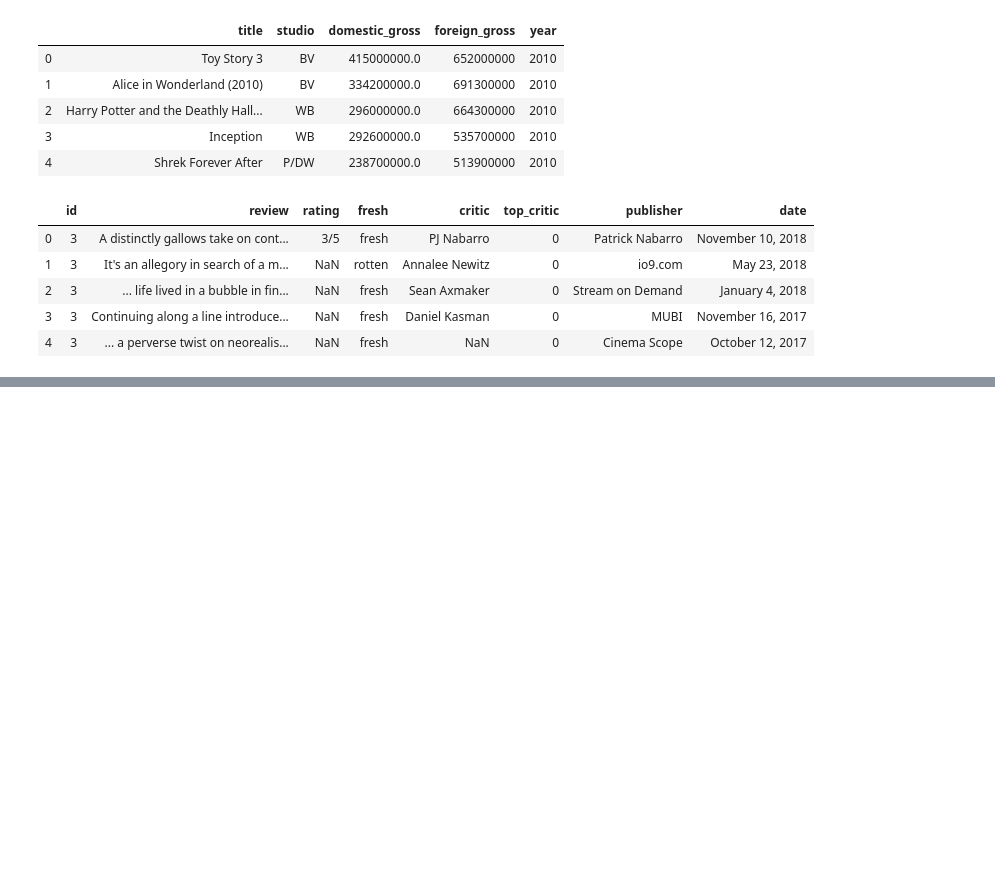
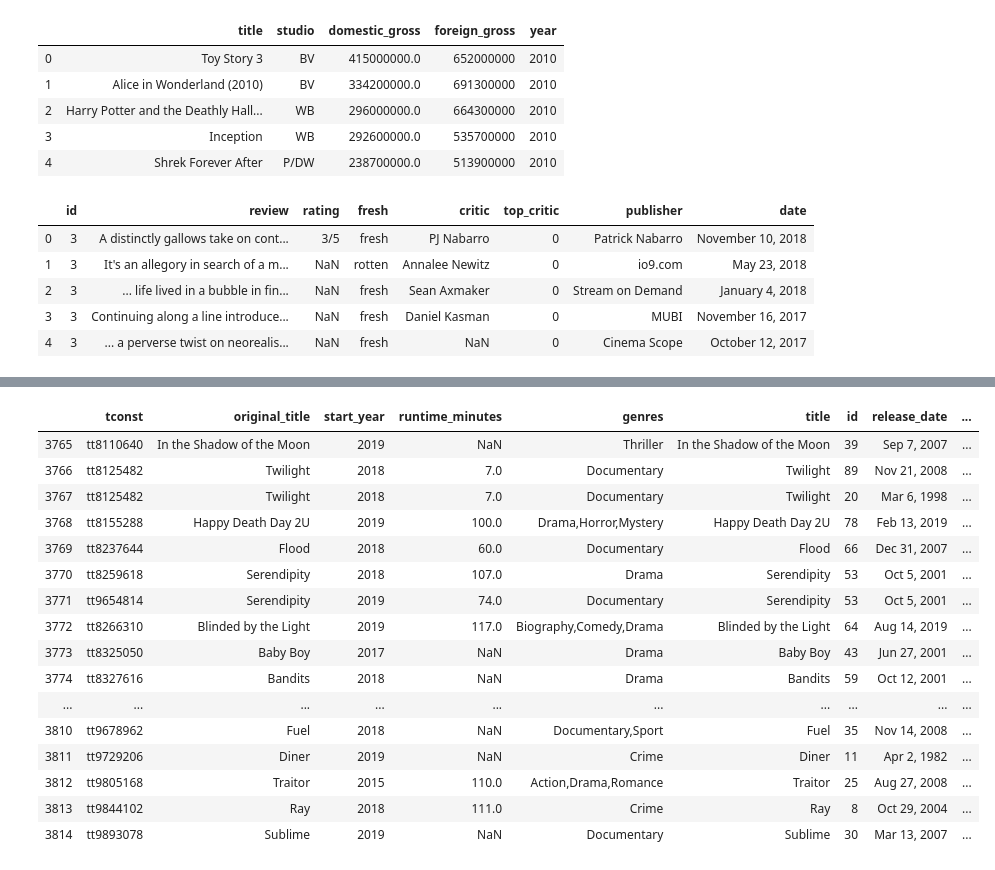
Before and after one commit to nqabell89/movie_industry_analysis, a Jupyter notebook: V1_Movie_Data_Analysis.ipynb, the cells around one changed output, grey strips where cells are left out. Cells and saved outputs as stored; diff of their text form; code cells hidden in the pictures; blank space fills up the shorter version.

```diff
--- a/V1_Movie_Data_Analysis.ipynb
+++ b/V1_Movie_Data_Analysis.ipynb
@@ -53,0 +71,4 @@ imdb_ratings_df.head()
+# %%
+budgets_df['title'] = budgets_df['movie']
+budgets_df.drop(columns='movie',inplace=True)
+budgets_df['title'].value_counts()
@@ -53,0 +97,4 @@ imdb_ratings_df.head()
+# %%
+genre_runtime_df['title'] = genre_runtime_df['primary_title']
+genre_runtime_df.drop(columns='primary_title', inplace=True)
+genre_runtime_df.head()
@@ -53,0 +108,21 @@ imdb_ratings_df.head()
+# %%
+test_df = pd.merge(genre_runtime_df, budgets_df, left_on='title', right_on='title')
+test_df.tail(50)
+# %% [output]
+|  | tconst | original_title | start_year | runtime_minutes | genres | title | id | release_date | ... |
+| 3765 | tt8110640 | In the Shadow of the Moon | 2019 | NaN | Thriller | In the Shadow of the Moon | 39 | Sep 7, 2007 | ... |
+| 3766 | tt8125482 | Twilight | 2018 | 7.0 | Documentary | Twilight | 89 | Nov 21, 2008 | ... |
+| 3767 | tt8125482 | Twilight | 2018 | 7.0 | Documentary | Twilight | 20 | Mar 6, 1998 | ... |
+| 3768 | tt8155288 | Happy Death Day 2U | 2019 | 100.0 | Drama,Horror,Mystery | Happy Death Day 2U | 78 | Feb 13, 2019 | ... |
+| 3769 | tt8237644 | Flood | 2018 | 60.0 | Documentary | Flood | 66 | Dec 31, 2007 | ... |
+| 3770 | tt8259618 | Serendipity | 2018 | 107.0 | Drama | Serendipity | 53 | Oct 5, 2001 | ... |
+| 3771 | tt9654814 | Serendipity | 2019 | 74.0 | Documentary | Serendipity | 53 | Oct 5, 2001 | ... |
+| 3772 | tt8266310 | Blinded by the Light | 2019 | 117.0 | Biography,Comedy,Drama | Blinded by the Light | 64 | Aug 14, 2019 | ... |
+| 3773 | tt8325050 | Baby Boy | 2017 | NaN | Drama | Baby Boy | 43 | Jun 27, 2001 | ... |
+| 3774 | tt8327616 | Bandits | 2018 | NaN | Drama | Bandits | 59 | Oct 12, 2001 | ... |
+| ... | ... | ... | ... | ... | ... | ... | ... | ... | ... |
+| 3810 | tt9678962 | Fuel | 2018 | NaN | Documentary,Sport | Fuel | 35 | Nov 14, 2008 | ... |
+| 3811 | tt9729206 | Diner | 2019 | NaN | Crime | Diner | 11 | Apr 2, 1982 | ... |
+| 3812 | tt9805168 | Traitor | 2015 | 110.0 | Action,Drama,Romance | Traitor | 25 | Aug 27, 2008 | ... |
+| 3813 | tt9844102 | Ray | 2018 | 111.0 | Crime | Ray | 8 | Oct 29, 2004 | ... |
+| 3814 | tt9893078 | Sublime | 2019 | NaN | Documentary | Sublime | 30 | Mar 13, 2007 | ... |
```
Also changed, not shown: parts of 8 cells of this notebook, 2 other files.
